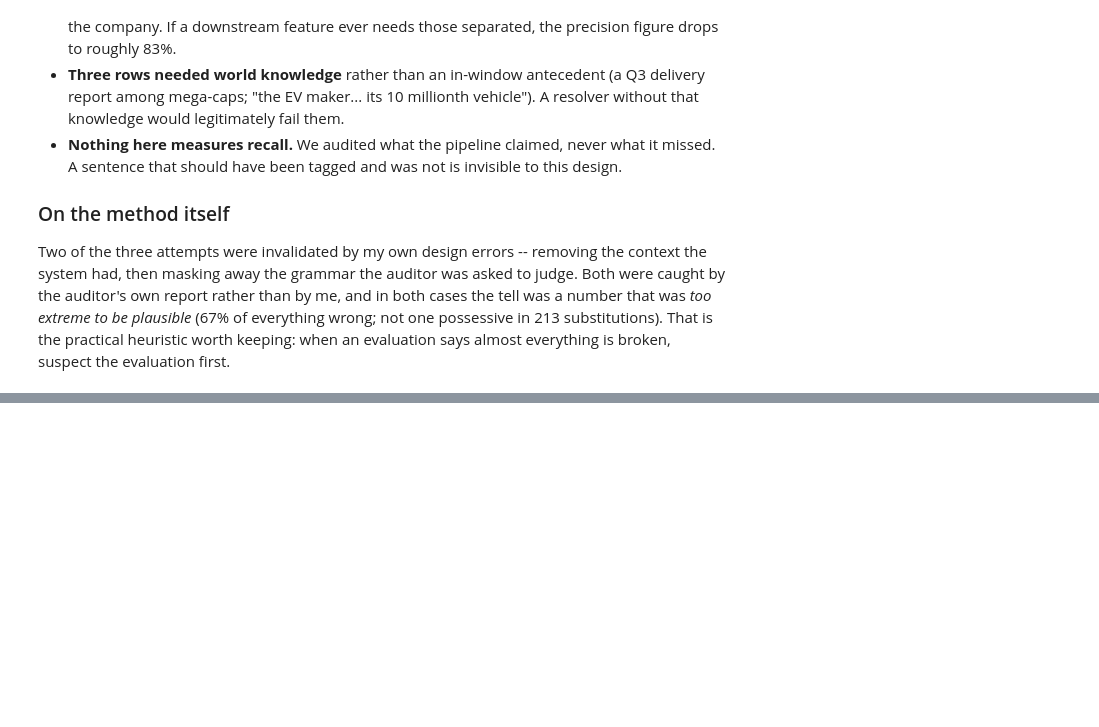
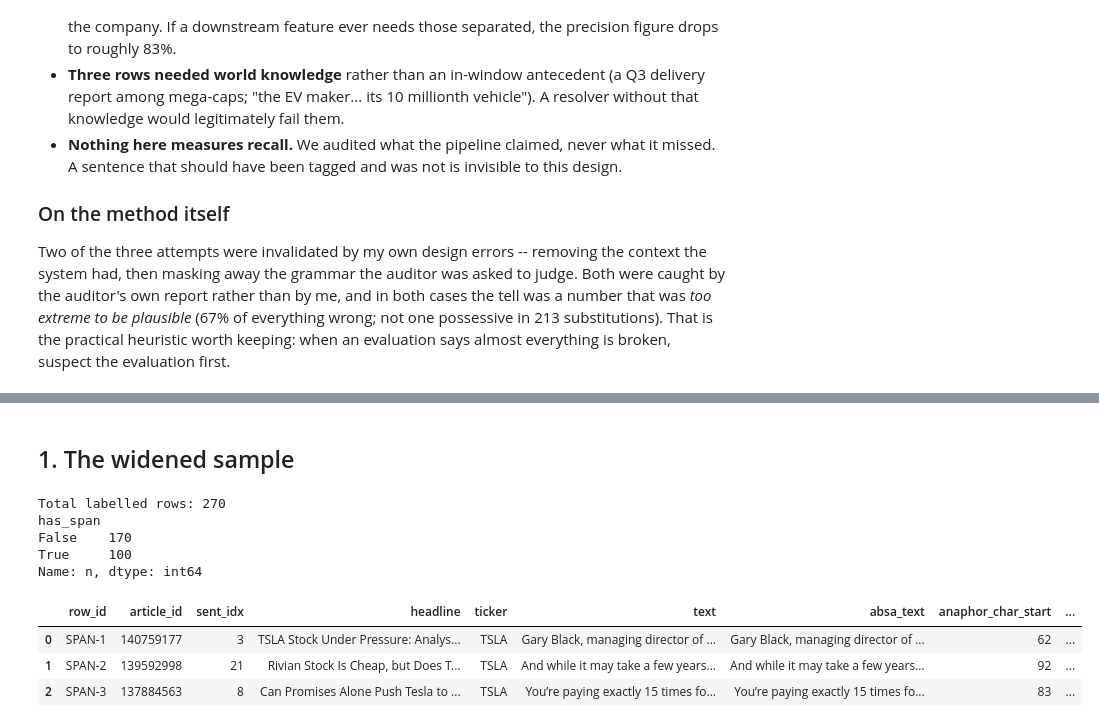
Before and after one commit to Amrovv/news-sentiment-signal, a Jupyter notebook: notebooks/text/2.6-aw-auditing-the-inference.ipynb, the cells around one changed output, grey strips where cells are left out. Saved outputs shown, nothing was run; the diff lists cells and outputs as text; code cells hidden in the pictures; blank space fills up the shorter version.

```diff
--- a/notebooks/text/2.6-aw-auditing-the-inference.ipynb
+++ b/notebooks/text/2.6-aw-auditing-the-inference.ipynb
@@ -293,0 +314,20 @@ first.
+# %% [markdown]
+## 1. The widened sample
+# %%
+import numpy as np
+import pandas as pd
+
+eval_df = pd.read_parquet("../../data/eval/coref_eval_labelled.parquet")
+print(f"Total labelled rows: {len(eval_df)}")
+print(eval_df.groupby("has_span").size().rename("n"))
+eval_df.head(3)
+# %% [output]
+Total labelled rows: 270
+has_span
+False    170
+True     100
+Name: n, dtype: int64
+|  | row_id | article_id | sent_idx | headline | ticker | text | absa_text | anaphor_char_start | ... |
+| 0 | SPAN-1 | 140759177 | 3 | TSLA Stock Under Pressure: Analys... | TSLA | Gary Black, managing director of ... | Gary Black, managing director of ... | 62 | ... |
+| 1 | SPAN-2 | 139592998 | 21 | Rivian Stock Is Cheap, but Does T... | TSLA | And while it may take a few years... | And while it may take a few years... | 92 | ... |
+| 2 | SPAN-3 | 137884563 | 8 | Can Promises Alone Push Tesla to ... | TSLA | You’re paying exactly 15 times fo... | You’re paying exactly 15 times fo... | 83 | ... |
```
Also changed, not shown: parts of 24 cells of this notebook, 39 other files.
